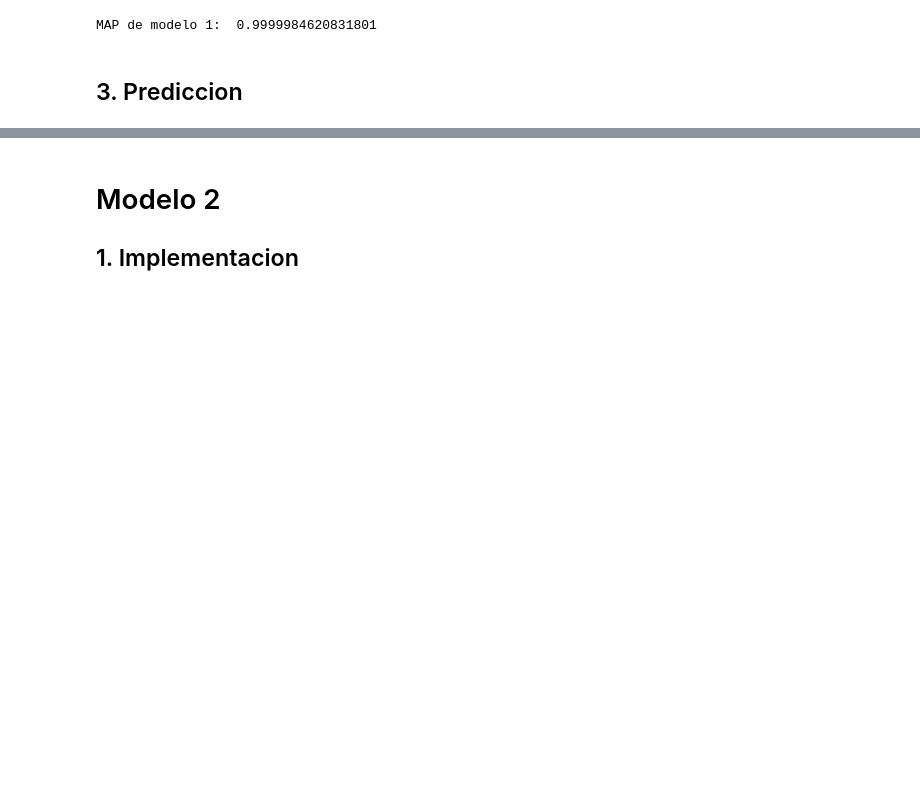
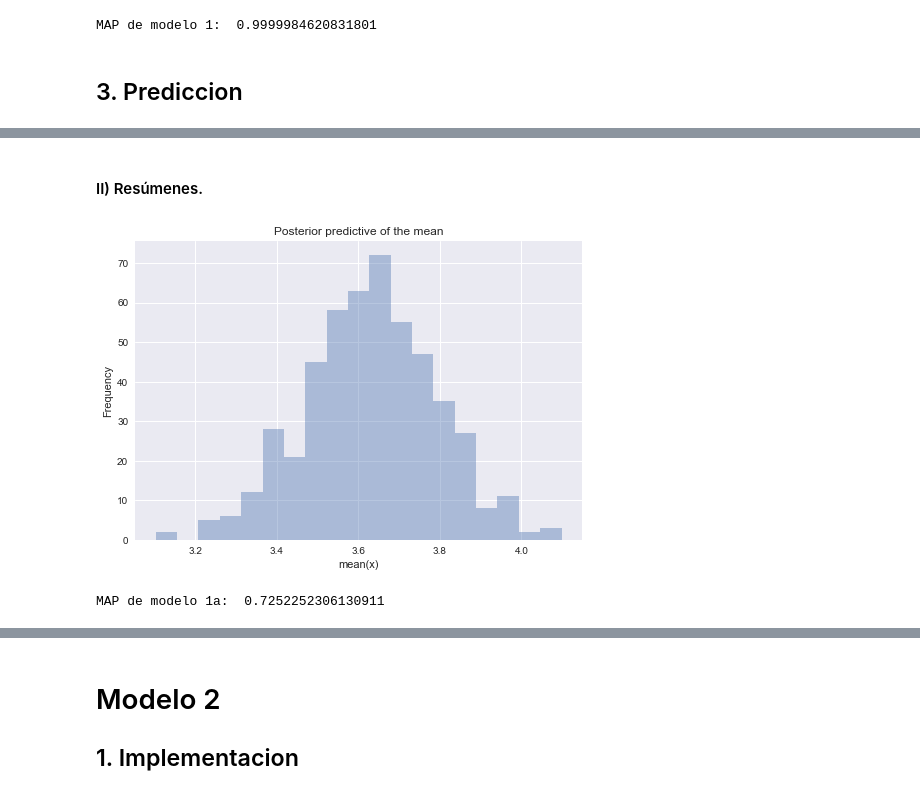
Before and after one commit to FerFrassia/DataScience, a Jupyter notebook: tp5/Tp5.ipynb, the cells around one changed output, grey strips where cells are left out. Saved outputs shown, nothing was run; the diff lists cells and outputs as text; code cells hidden in the pictures; blank space fills up the shorter version.

```diff
--- a/tp5/Tp5.ipynb
+++ b/tp5/Tp5.ipynb
@@ -69,0 +80,14 @@ Assigned Metropolis to likelihood_pred
+# %% [markdown]
+#### II) Resúmenes.
+# %%
+ppc = pm.sample_ppc(trace_1a, samples = 500, model = model_1a, size =100)
+ax = plt.subplot()
+sns.distplot([elem.mean()/20 for elem in ppc['likelihood']], kde=False, ax=ax)
+
+ax.set(title='Posterior predictive of the mean', xlabel='mean(x)', ylabel='Frequency')
+plt.show()
+one_map = pm.find_MAP(model=model_1a)
+print('MAP de modelo 1a: ', one_map['theta'])
+# %% [output]
+[figure, added]
+MAP de modelo 1a:  0.7252252306130911
```
Also changed, not shown: parts of 36 cells of this notebook.
